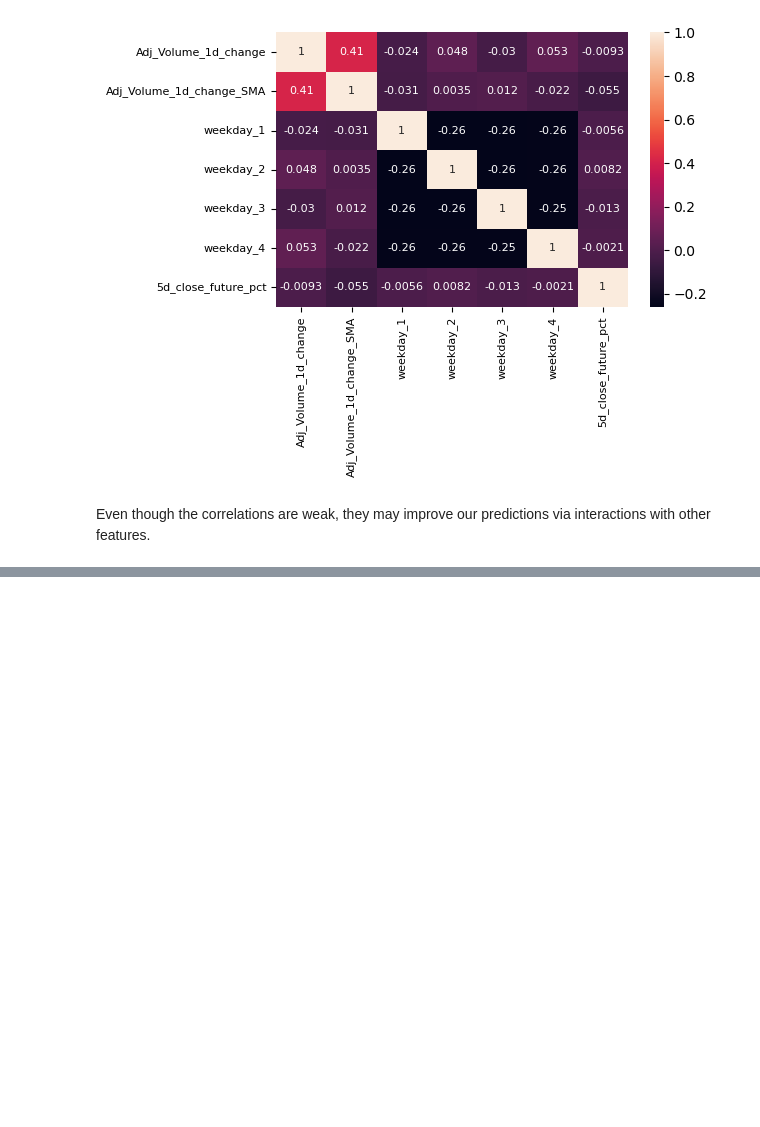
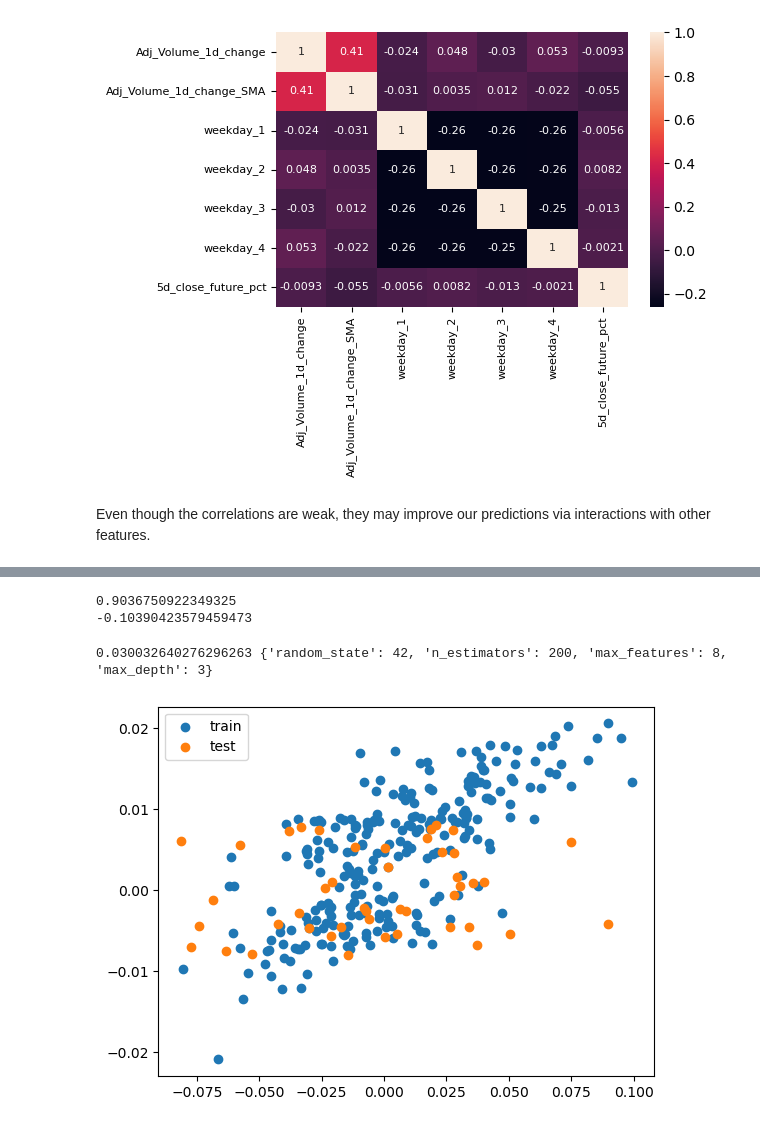
Before and after one commit to rpitchumani/datacamp, a Jupyter notebook: machine-learning-for-finance-in-python/Chapter_2_Machine_Learning_for_Finance_in_Python.ipynb, the cells around one changed output, grey strips where cells are left out. Drawn from its saved outputs; the diff is of its cells as text; code cells hidden in the pictures; blank space fills up the shorter version.

```diff
--- a/machine-learning-for-finance-in-python/Chapter_2_Machine_Learning_for_Finance_in_Python.ipynb
+++ b/machine-learning-for-finance-in-python/Chapter_2_Machine_Learning_for_Finance_in_Python.ipynb
@@ -137,3 +134,11 @@ plt.show()
 [figure]
 # %% [markdown]
 Even though the correlations are weak, they may improve our predictions via interactions with other features.
+# %%
+# Drop all na values
+lng_df = lng_df.dropna()
+
+# Create features and targets
+# use feature_names for features; '5d_close_future_pct' for targets
+features = lng_df[feature_names]
+targets = lng_df['5d_close_future_pct']
@@ -139,0 +209,43 @@ Even though the correlations are weak, they may improve our predictions via inte
+# %%
+# Create the random forest model and fit to the training data
+rfr = RandomForestRegressor(n_estimators=200)
+rfr.fit(train_features, train_targets)
+
+# Look at the R^2 scores on train and test
+print(rfr.score(train_features, train_targets))
+print(rfr.score(test_features, test_targets))
+# %% [output]
+0.9036750922349325
+-0.10390423579459473
+# %%
+# Create a dictionary of hyperparameters to search
+grid = {"n_estimators" : [200], 'max_depth': [3], 'max_features': [4, 8], 'random_state': [42]}
+test_scores = []
+
+# Loop through the parameter grid, set the hyperparameters, and save the scores
+for g in ParameterGrid(grid):
+    rfr.set_params(**g)  # ** is "unpacking" the dictionary
+    rfr.fit(train_features, train_targets)
+    test_scores.append(rfr.score(test_features, test_targets))
+
+# Find best hyperparameters from the test score and print
+best_idx = np.argmax(test_scores)
+print(test_scores[best_idx], ParameterGrid(grid)[best_idx])
+# %% [output]
+0.030032640276296263 {'random_state': 42, 'n_estimators': 200, 'max_features': 8, 'max_depth': 3}
+# %%
+# Use the best hyperparameters from before to fit a random forest model
+rfr = RandomForestRegressor(n_estimators=200, max_depth=3, max_features=4, random_state=42)
+rfr.fit(train_features, train_targets)
+
+# Make predictions with our model
+train_predictions = rfr.predict(train_features)
+test_predictions = rfr.predict(test_features)
+
+# Create a scatter plot with train and test actual vs predictions
+plt.scatter(train_targets, train_predictions, label='train')
+plt.scatter(test_targets, test_predictions, label = "test")
+plt.legend()
+plt.show()
+# %% [output]
+[figure, added]
```
Also changed, not shown: parts of 7 cells of this notebook.
